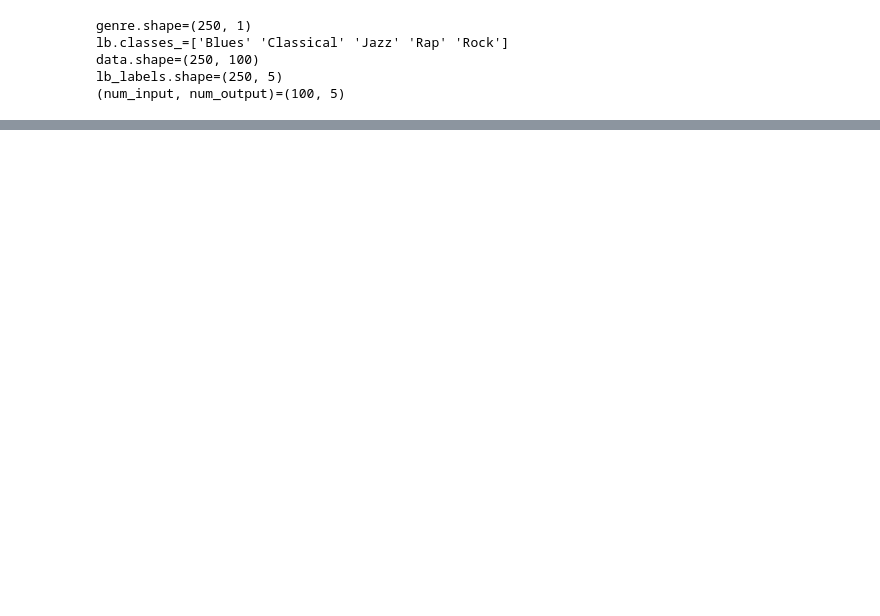
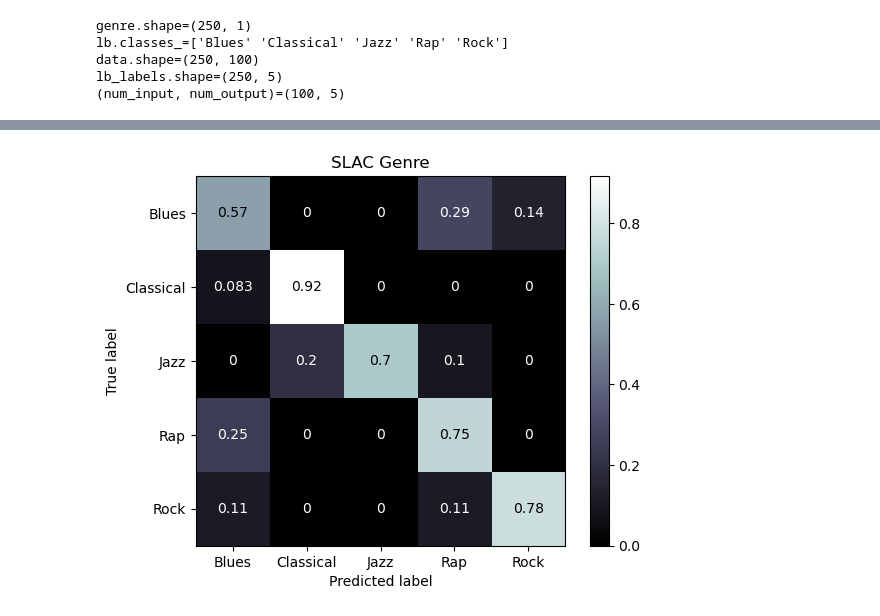
Before and after one commit to KottonP/midi2vec-master, a Jupyter notebook: SLAC exp v2.ipynb, the cells around one changed output, grey strips where cells are left out. Cells and saved outputs as stored; diff of their text form; code cells hidden in the pictures; blank space fills up the shorter version.

```diff
--- a/SLAC exp v2.ipynb
+++ b/SLAC exp v2.ipynb
@@ -119,0 +135,27 @@ ALL
+# %%
+def create_model():
+    model = keras.Sequential()
+
+    model.add(layers.Dense(100, activation='relu', input_shape=(num_input,)))
+    model.add(layers.Dense(100, activation='relu'))
+    model.add(layers.Dense(num_output, activation='sigmoid'))
+
+    model.compile(optimizer=keras.optimizers.Adam(learning_rate=.01),
+                  loss=keras.losses.CategoricalCrossentropy(from_logits=False),
+                  metrics=[keras.metrics.CategoricalAccuracy(name='accuracy')])
+
+    return model
+
+
+neural_network_base = KerasClassifier(model=create_model,
+                                 epochs=100,
+                                 batch_size=50,
+                                 verbose=0)
+
+scores_base = cross_val_score(neural_network_base, X_train, y_train,
+                         cv=KFold(10, shuffle=True, random_state=random_state), n_jobs=-1, verbose=0)
+
+print(scores_base)
+m_base = np.mean(scores_base)
+s_base = np.std(scores_base)
+print('Accuracy: %.3f (%.3f)' % (m_base, s_base))
@@ -119,0 +175,10 @@ ALL
+# %%
+predicted_base = cross_val_predict(neural_network_base, X_test, y_test,
+                              cv=KFold(10, shuffle=True, random_state=random_state), n_jobs=-1, verbose=0)
+
+disp = ConfusionMatrixDisplay.from_predictions(y_true=lb.inverse_transform(y_test), y_pred=lb.inverse_transform(predicted_base), cmap='bone', normalize='true')
+
+disp.ax_.set_title('SLAC Genre')
+plt.show()
+# %% [output]
+[figure, added]
```
Also changed, not shown: parts of 12 cells of this notebook.
